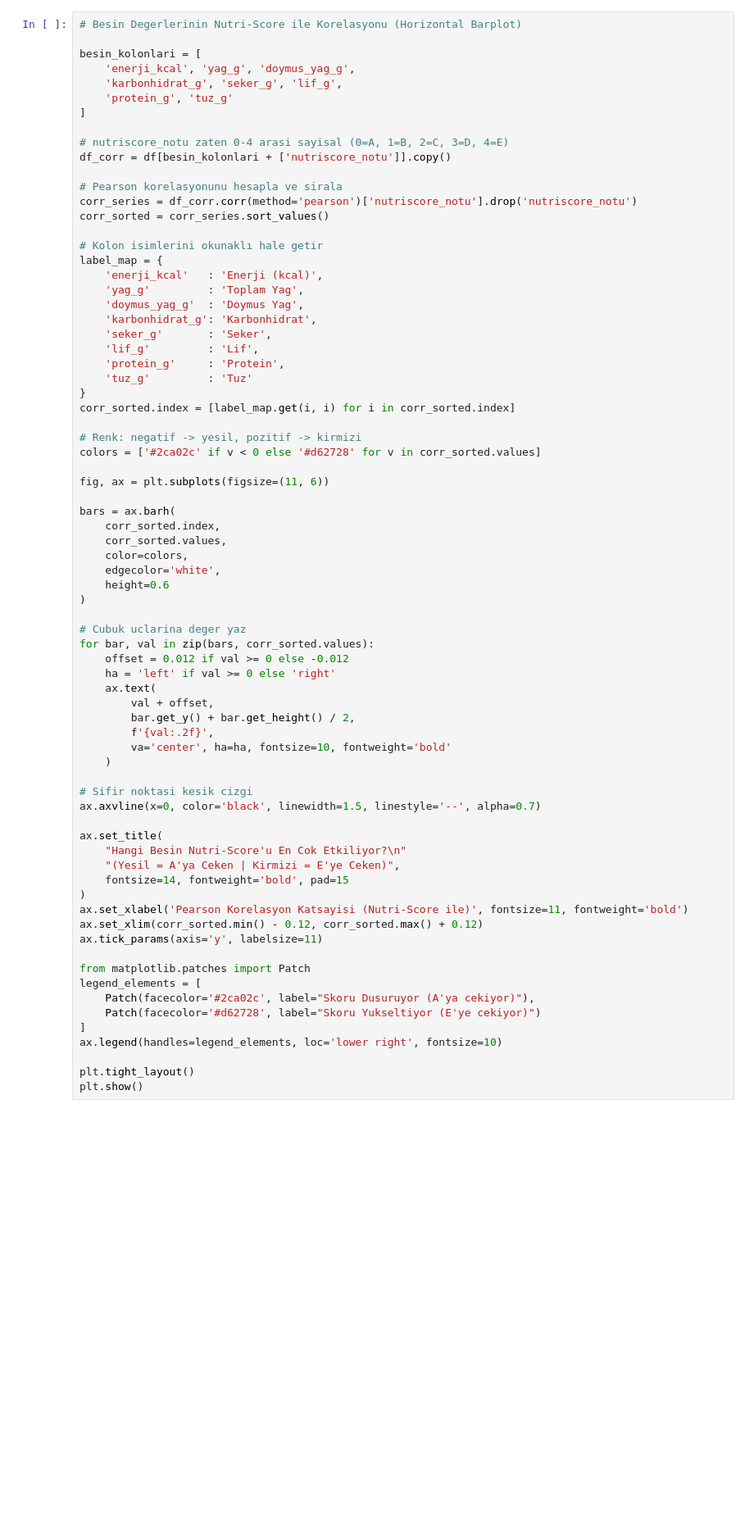
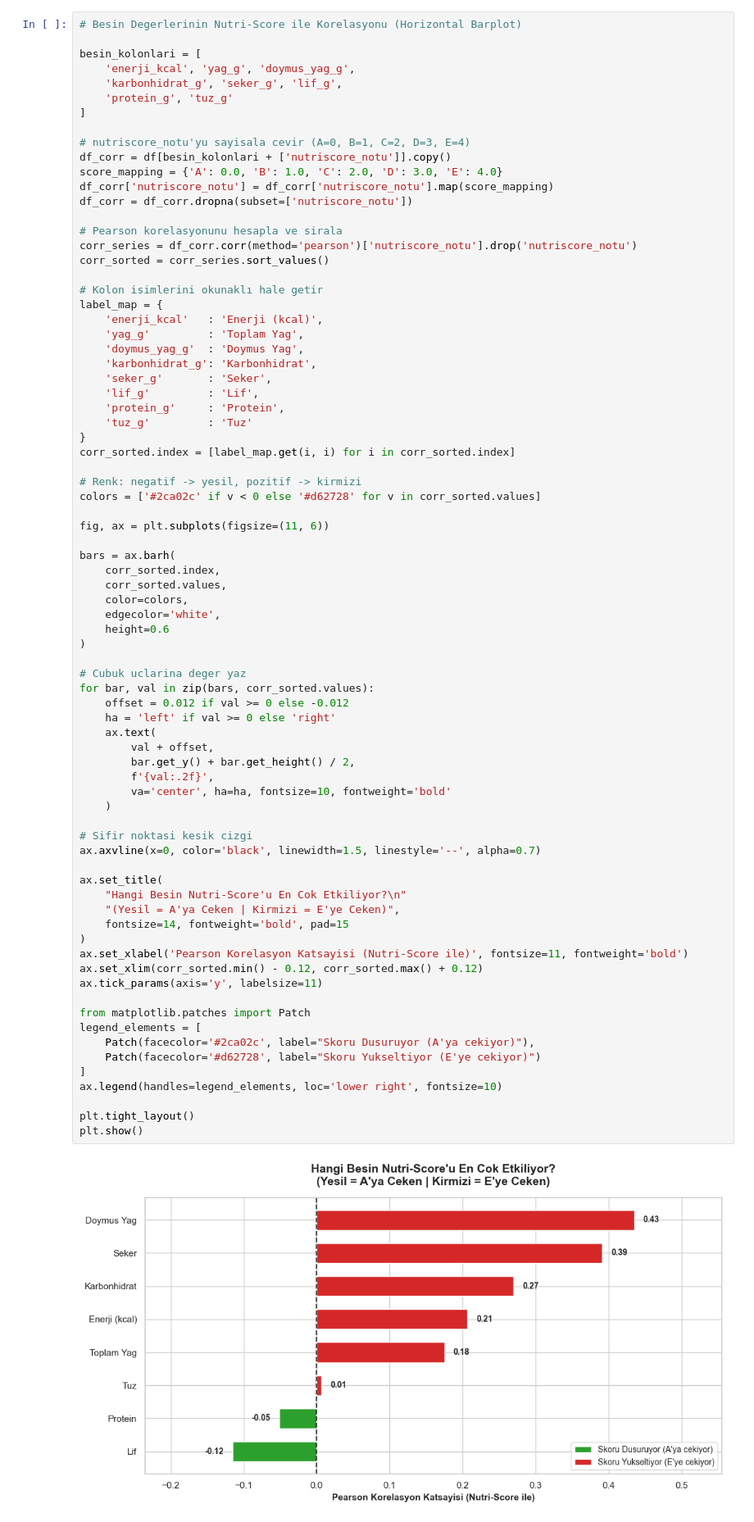
Before and after one commit to oguzhanerbil/food-health-predictor, a Jupyter notebook: prediction/oktay/analizler.ipynb, the cells around one changed output. Shown at 82% size. Cells and saved outputs as stored; diff of their text form; blank space fills up the shorter version.

```diff
--- a/prediction/oktay/analizler.ipynb
+++ b/prediction/oktay/analizler.ipynb
@@ -136,8 +157,11 @@ besin_kolonlari = [
     'protein_g', 'tuz_g'
 ]
 
-# nutriscore_notu zaten 0-4 arasi sayisal (0=A, 1=B, 2=C, 3=D, 4=E)
+# nutriscore_notu'yu sayisala cevir (A=0, B=1, C=2, D=3, E=4)
 df_corr = df[besin_kolonlari + ['nutriscore_notu']].copy()
+score_mapping = {'A': 0.0, 'B': 1.0, 'C': 2.0, 'D': 3.0, 'E': 4.0}
+df_corr['nutriscore_notu'] = df_corr['nutriscore_notu'].map(score_mapping)
+df_corr = df_corr.dropna(subset=['nutriscore_notu'])
 
 # Pearson korelasyonunu hesapla ve sirala
 corr_series = df_corr.corr(method='pearson')['nutriscore_notu'].drop('nutriscore_notu')
@@ -174,30 +198,32 @@ for bar, val in zip(bars, corr_sorted.values):
     offset = 0.012 if val >= 0 else -0.012
     ha = 'left' if val >= 0 else 'right'
     ax.text(
         val + offset,
         bar.get_y() + bar.get_height() / 2,
         f'{val:.2f}',
         va='center', ha=ha, fontsize=10, fontweight='bold'
     )
 
 # Sifir noktasi kesik cizgi
 ax.axvline(x=0, color='black', linewidth=1.5, linestyle='--', alpha=0.7)
 
 ax.set_title(
     "Hangi Besin Nutri-Score'u En Cok Etkiliyor?\n"
     "(Yesil = A'ya Ceken | Kirmizi = E'ye Ceken)",
     fontsize=14, fontweight='bold', pad=15
 )
 ax.set_xlabel('Pearson Korelasyon Katsayisi (Nutri-Score ile)', fontsize=11, fontweight='bold')
 ax.set_xlim(corr_sorted.min() - 0.12, corr_sorted.max() + 0.12)
 ax.tick_params(axis='y', labelsize=11)
 
 from matplotlib.patches import Patch
 legend_elements = [
     Patch(facecolor='#2ca02c', label="Skoru Dusuruyor (A'ya cekiyor)"),
     Patch(facecolor='#d62728', label="Skoru Yukseltiyor (E'ye cekiyor)")
 ]
 ax.legend(handles=legend_elements, loc='lower right', fontsize=10)
 
 plt.tight_layout()
 plt.show()
+# %% [output]
+[figure, added]
```
Also changed, not shown: parts of 4 cells of this notebook, 2 other files.
